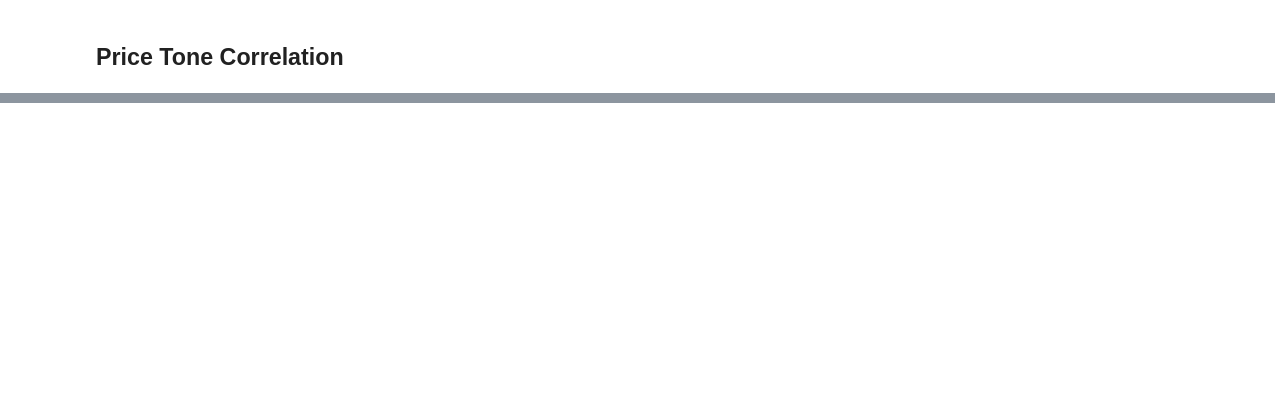
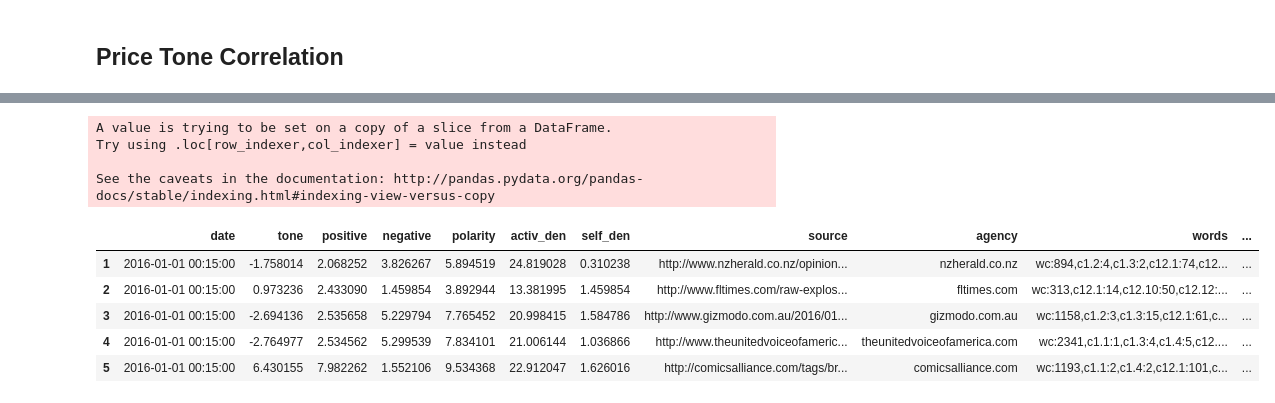
Before and after one commit to ostapkharysh/Stock-return-predictability, a Jupyter notebook: GdeltInfo.ipynb, the cells around one changed output, grey strips where cells are left out. Drawn from its saved outputs; the diff is of its cells as text; code cells hidden in the pictures; blank space fills up the shorter version.

```diff
--- a/GdeltInfo.ipynb
+++ b/GdeltInfo.ipynb
@@ -230,0 +333,4 @@ prc.corr()
+# %%
+companies = sorted(lst, key=lambda x: x[1], reverse=True)
+sel_companies = [el[0] for el in companies] # NO FILTER BY PEARSON CORRELATION
+#sel_companies = [el[0] for el in companies if abs(el[1]) >= 0.20]
@@ -230,0 +369,25 @@ prc.corr()
+# %%
+fin = list()
+for el in most_TONE.words:
+    dec = False
+    for tp in GCAM_most:
+        if tp in el:
+            dec = True
+    fin.append(dec)
+most_TONE['financial'] = fin
+# %% [output]
+A value is trying to be set on a copy of a slice from a DataFrame.
+Try using .loc[row_indexer,col_indexer] = value instead
+
+See the caveats in the documentation: http://pandas.pydata.org/pandas-docs/stable/indexing.html#indexing-view-versus-copy
+# %%
+#most_TONE = most_TONE[most_TONE.financial == True]
+#print(most_TONE.agency.unique())
+most_TONE.head()
+# %% [output]
+|  | date | tone | positive | negative | polarity | activ_den | self_den | source | agency | words | ... |
+| 1 | 2016-01-01 00:15:00 | -1.758014 | 2.068252 | 3.826267 | 5.894519 | 24.819028 | 0.310238 | http://www.nzherald.co.nz/opinion... | nzherald.co.nz | wc:894,c1.2:4,c1.3:2,c12.1:74,c12... | ... |
+| 2 | 2016-01-01 00:15:00 | 0.973236 | 2.433090 | 1.459854 | 3.892944 | 13.381995 | 1.459854 | http://www.fltimes.com/raw-explos... | fltimes.com | wc:313,c12.1:14,c12.10:50,c12.12:... | ... |
+| 3 | 2016-01-01 00:15:00 | -2.694136 | 2.535658 | 5.229794 | 7.765452 | 20.998415 | 1.584786 | http://www.gizmodo.com.au/2016/01... | gizmodo.com.au | wc:1158,c1.2:3,c1.3:15,c12.1:61,c... | ... |
+| 4 | 2016-01-01 00:15:00 | -2.764977 | 2.534562 | 5.299539 | 7.834101 | 21.006144 | 1.036866 | http://www.theunitedvoiceofameric... | theunitedvoiceofamerica.com | wc:2341,c1.1:1,c1.3:4,c1.4:5,c12.... | ... |
+| 5 | 2016-01-01 00:15:00 | 6.430155 | 7.982262 | 1.552106 | 9.534368 | 22.912047 | 1.626016 | http://comicsalliance.com/tags/br... | comicsalliance.com | wc:1193,c1.1:2,c1.4:2,c12.1:101,c... | ... |
```
Also changed, not shown: parts of 54 cells of this notebook, 32 other files.
